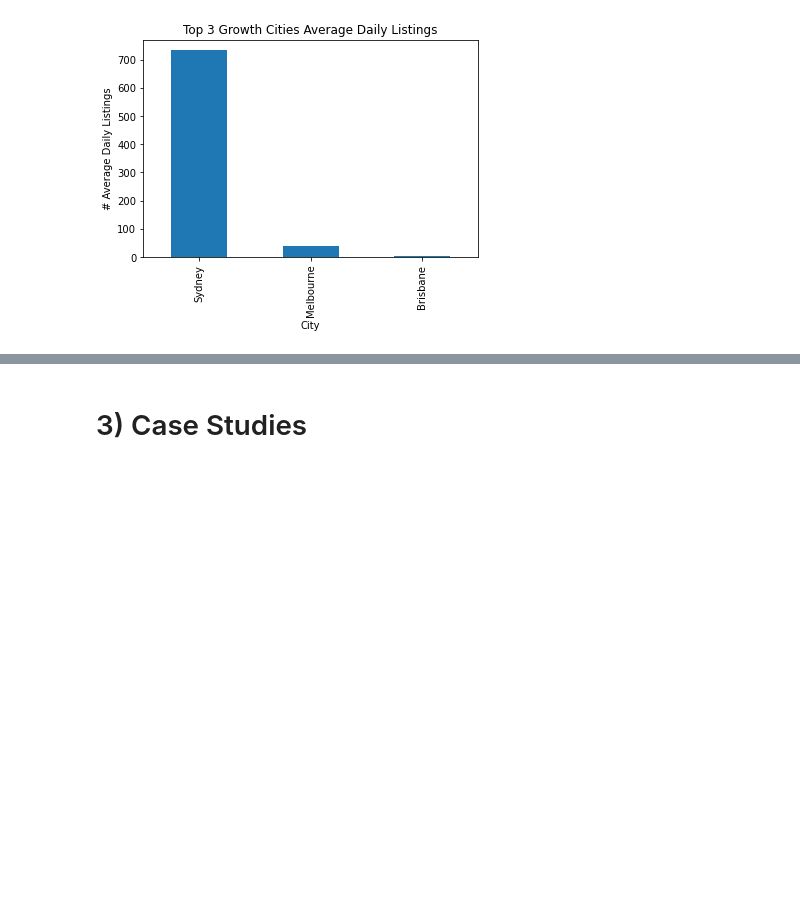
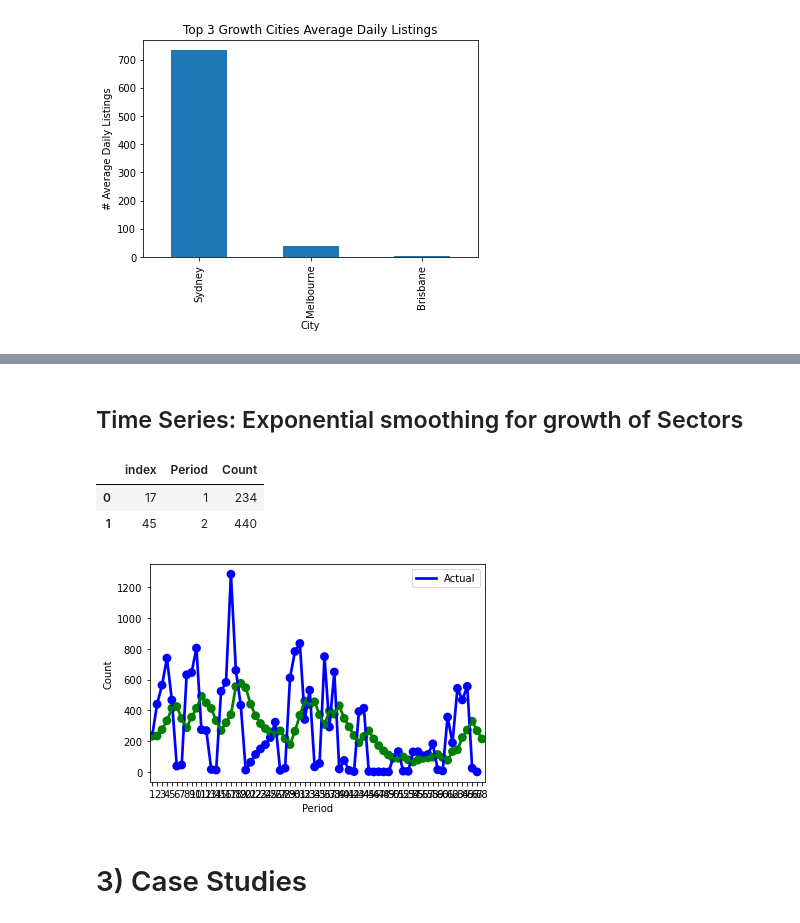
Before and after one commit to RyanWillie/Big-Data-Assignment, a Jupyter notebook: Notebook.ipynb, the cells around one changed output, grey strips where cells are left out. Drawn from its saved outputs; the diff is of its cells as text; code cells hidden in the pictures; blank space fills up the shorter version.

```diff
--- a/Notebook.ipynb
+++ b/Notebook.ipynb
@@ -450,3 +495,31 @@ plt.show()
+# %% [markdown]
+## Time Series: Exponential smoothing for growth of Sectors
+# %%
+Sectors_Dated =  df[['Classification', 'Date']].groupby(["Date", "Classification"]).size().reset_index()
+isICT = Sectors_Dated['Classification'] == 'Information & Communication Technology'
+
+ICT_Listings = Sectors_Dated[isICT].copy()
+ICT_Listings.insert(3, "Period", range(1, 1+len(ICT_Listings)))
+ICT_Listings.columns = ["Date", "Classification", "Count", "Period"]
+ICT_Listings.drop(columns=["Date", "Classification"], inplace=True)
+ICT_Listings = ICT_Listings[['Period', 'Count']]
+ICT_Listings.reset_index(inplace=True)
+ICT_Listings.head(2)
+# %% [output]
+|  | index | Period | Count |
+| 0 | 17 | 1 | 234 |
+| 1 | 45 | 2 | 440 |
+# %%
+f, ax = plt.subplots(1, 1)
+es_df_02 = exponential_smoothing(ICT_Listings, 0.2)
+es_df_08 = exponential_smoothing(ICT_Listings, 0.8)
+sn.pointplot(ax=ax, x='Period', y='Count', data=ICT_Listings, color='b')
+sn.pointplot(ax=ax, x='Period', y='Count', data=es_df_02, color='g')
+plt.savefig('figures\ES_ICTGrowth', bbox_inches="tight")
+ax.legend(handles=ax.lines[::len(df)+1], labels=["Actual", r'$\alpha=0.2$'])
+plt.show()
+# %% [output]
+[figure, added]
 # %% [markdown]
 # 3) Case Studies
 # %% [markdown]
```
Also changed, not shown: parts of 6 cells of this notebook, 4 other files.
